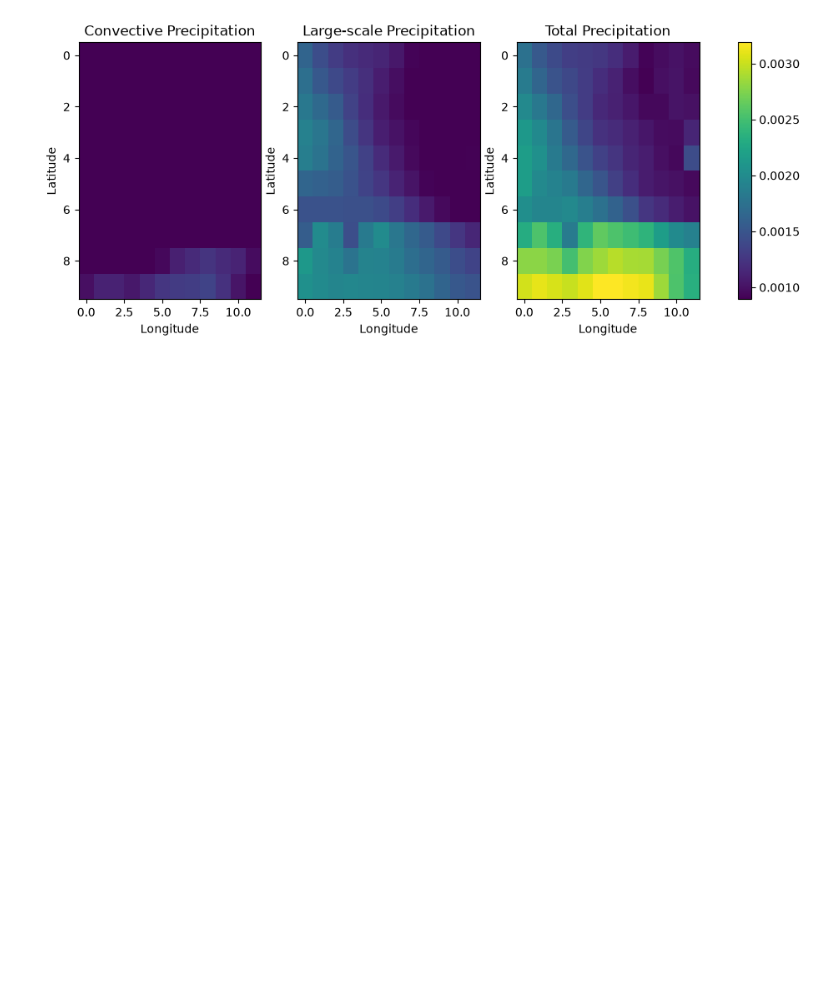
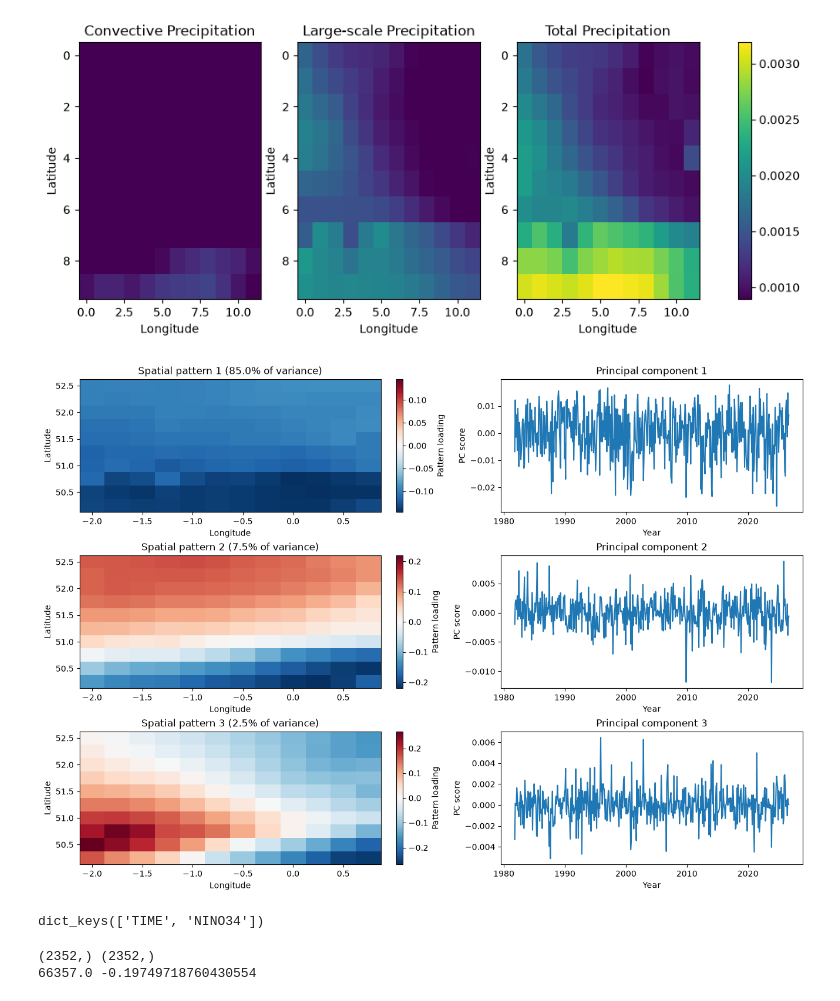
Before and after one commit to omerrett/CEH_ILESLA, a Jupyter notebook: local/SEenglandsandbox.ipynb, the cells around one changed output. Cells and saved outputs as stored; diff of their text form; code cells hidden in the pictures; blank space fills up the shorter version.

Commit message:
SE England Precipitation Sandbox

```diff
--- a/local/SEenglandsandbox.ipynb
+++ b/local/SEenglandsandbox.ipynb
@@ -48,4 +40,70 @@ dict_keys(['number', 'valid_time', 'latitude', 'longitude', 'expver', 'cp', 'lsp
 (1042, 10, 12)
 [figure]
 # %%
-times
+# PCA of total precipitation across the 2D grid
+precip = np.ma.filled(tot, np.nan).astype(float)
+n_time, n_lat, n_lon = precip.shape
+grid = precip.reshape(n_time, -1)
+
+# Keep grid cells with a value at every time step.
+valid_cells = np.isfinite(grid).all(axis=0)
+if valid_cells.sum() < 2:
+    raise ValueError("PCA needs at least two grid cells with complete data")
+X = grid[:, valid_cells].copy()
+
+# Remove each grid cell's mean for each calendar month.
+# Use the time coordinate trimmed alongside tot, not the full dataset time axis.
+time_var = dataset.variables["valid_time"]
+if len(precip_time) != n_time:
+    raise ValueError("precip_time and tot have different lengths; rerun the trimming cell first")
+dates = nc.num2date(
+    precip_time,
+    units=time_var.units,
+    calendar=getattr(time_var, "calendar", "standard"),
+)
+months = np.array([date.month for date in dates])
+years = np.array([date.year + (date.month - 0.5) / 12 for date in dates])
+
+for month in range(1, 13):
+    rows = months == month
+    X[rows] -= X[rows].mean(axis=0)
+
+# Give grid cells approximately equal weight by area.
+latitude_grid = np.broadcast_to(np.asarray(lat)[:, None], (n_lat, n_lon))
+weights = np.sqrt(np.cos(np.deg2rad(latitude_grid.ravel()[valid_cells])))
+X_weighted = X * weights
+
+# Singular value decomposition gives the principal components and spatial patterns.
+U, singular_values, Vt = np.linalg.svd(X_weighted, full_matrices=False)
+n_components = 3
+pcs = U[:, :n_components] * singular_values[:n_components]
+variance_fraction = singular_values**2 / np.sum(singular_values**2)
+
+# Put the spatial patterns back onto the latitude-longitude grid.
+patterns = np.full((n_components, n_lat * n_lon), np.nan)
+patterns[:, valid_cells] = Vt[:n_components] / weights
+patterns = patterns.reshape(n_components, n_lat, n_lon)
+
+fig, axes = plt.subplots(n_components, 2, figsize=(13, 9), constrained_layout=True)
+
+for i in range(n_components):
+    limit = np.nanmax(np.abs(patterns[i]))
+    image = axes[i, 0].pcolormesh(
+        lon, lat, patterns[i],
+        shading="auto", cmap="RdBu_r", vmin=-limit, vmax=limit
+    )
+    axes[i, 0].set(
+        title=f"Spatial pattern {i + 1} ({variance_fraction[i]:.1%} of variance)",
+        xlabel="Longitude", ylabel="Latitude"
+    )
+    fig.colorbar(image, ax=axes[i, 0], label="Pattern loading")
+
+    axes[i, 1].plot(years, pcs[:, i])
+    axes[i, 1].set(
+        title=f"Principal component {i + 1}",
+        xlabel="Year", ylabel="PC score"
+    )
+
+plt.show()
+# %% [output]
+[figure, added]
@@ -51,0 +114,12 @@ times
+# %%
+print(index.variables.keys())
+# %% [output]
+dict_keys(['TIME', 'NINO34'])
+# %%
+time = index.variables["TIME"][:]
+nivs = index.variables["NINO34"][:]
+print(time.shape, nivs.shape)
+print(time[0], nivs[1])
+# %% [output]
+(2352,) (2352,)
+66357.0 -0.19749718760430554
```
Also changed, not shown: parts of 15 cells of this notebook, 1 other file.
